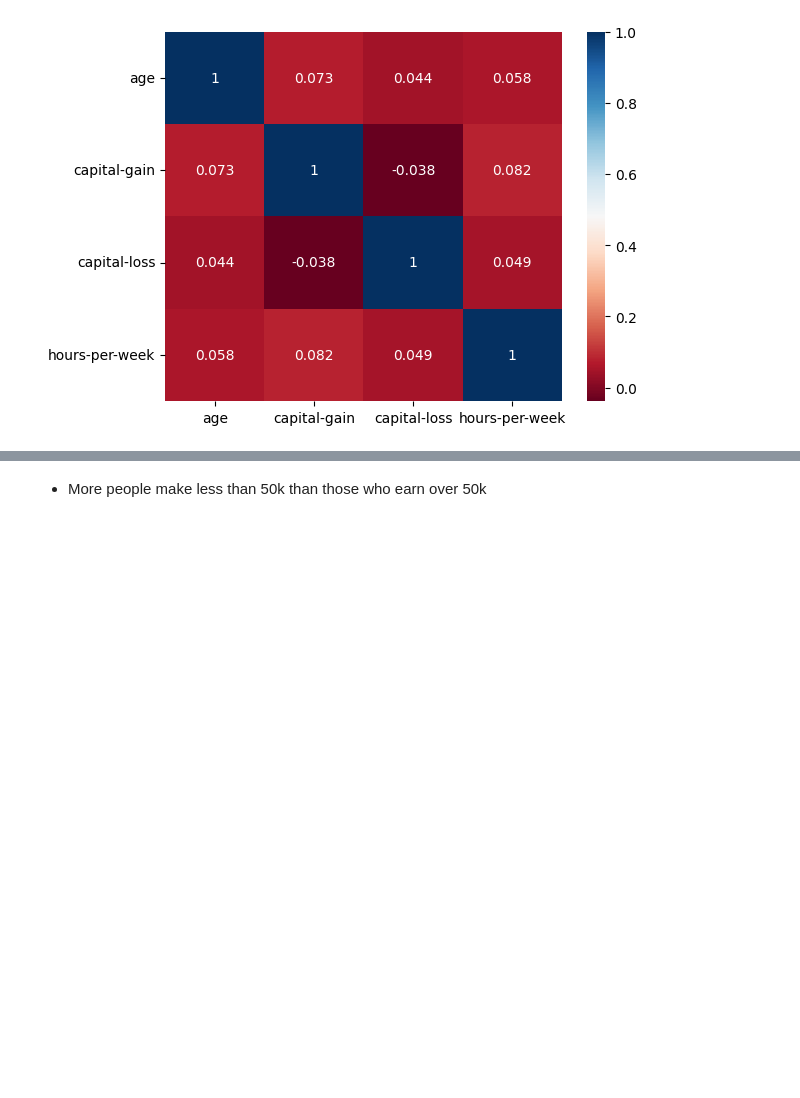
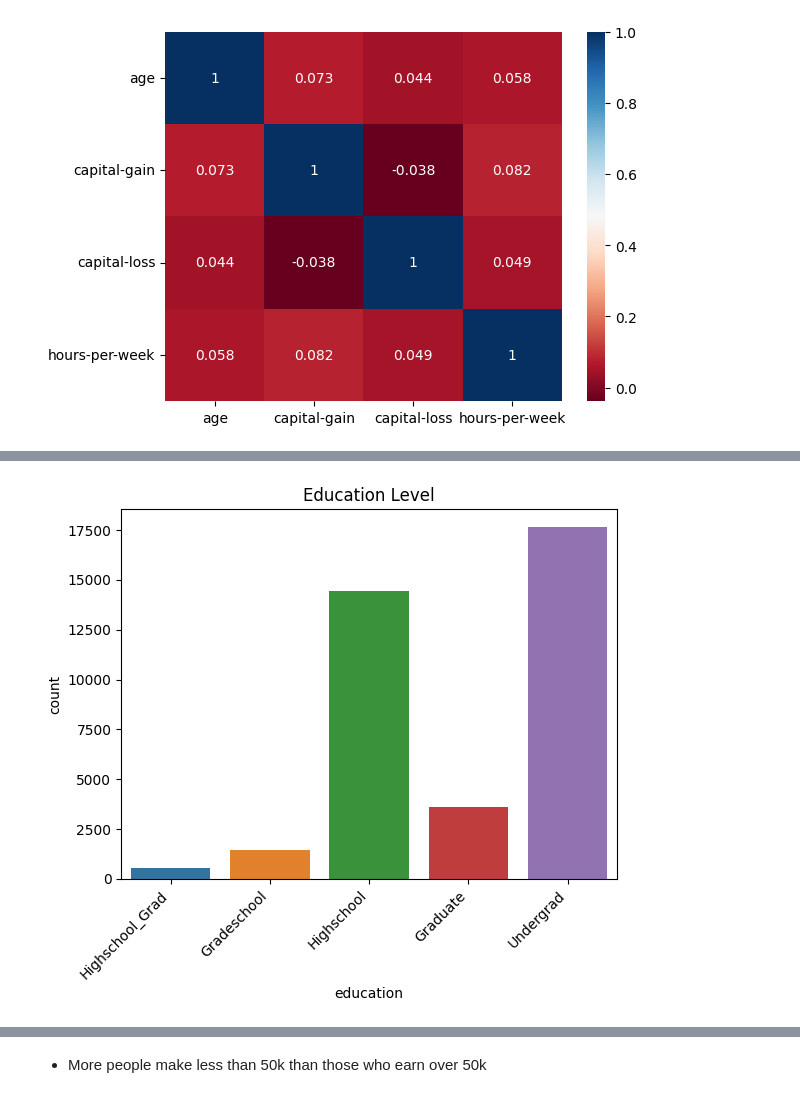
Before and after one commit to thejustinfields/incomepredictions, a Jupyter notebook: AdultIncome.ipynb, the cells around one changed output, grey strips where cells are left out. Cells and saved outputs as stored; diff of their text form; code cells hidden in the pictures; blank space fills up the shorter version.

```diff
--- a/AdultIncome.ipynb
+++ b/AdultIncome.ipynb
@@ -548,4 +548,7 @@ AttributeError: ignored
 # %%
-ax = sns.countplot(data=df, x="education").set(title="Education Levels")
+ax = sns.countplot(data=df, x="education")
+ax.set_title('Education Level')
 ax.set_xticklabels(ax.get_xticklabels(), rotation=45, ha='right');
+# %% [output]
+[figure, added]
 # %%
```
Also changed, not shown: parts of 22 cells of this notebook.
